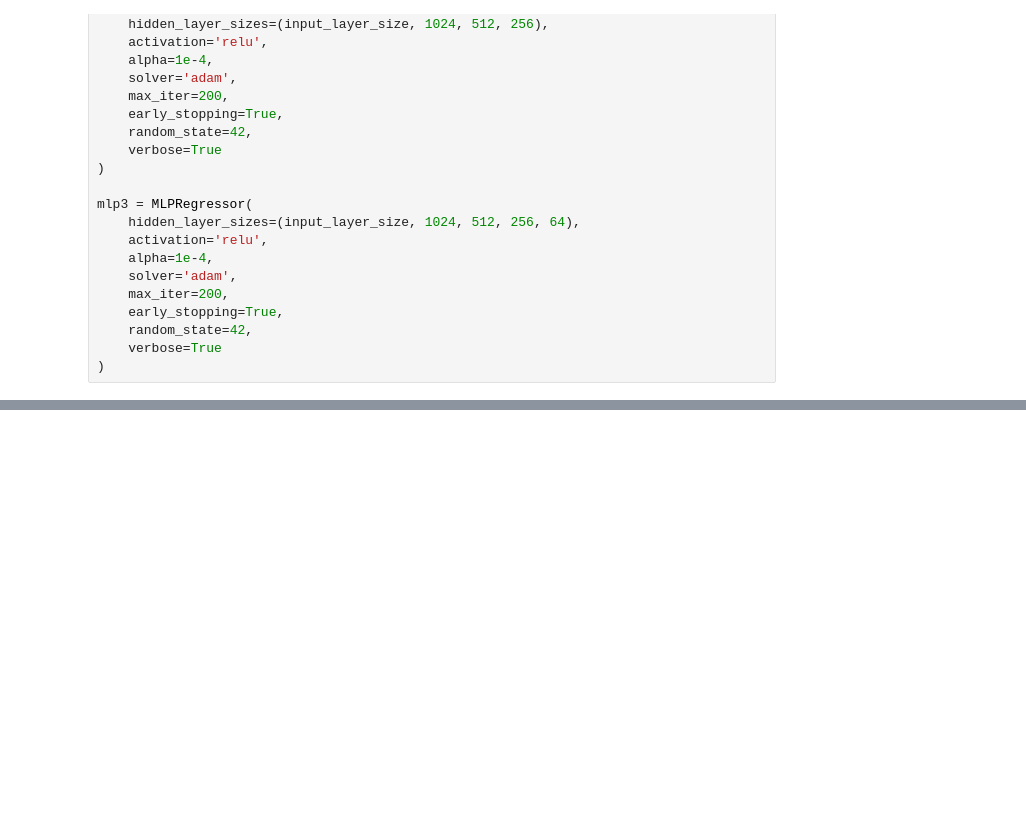
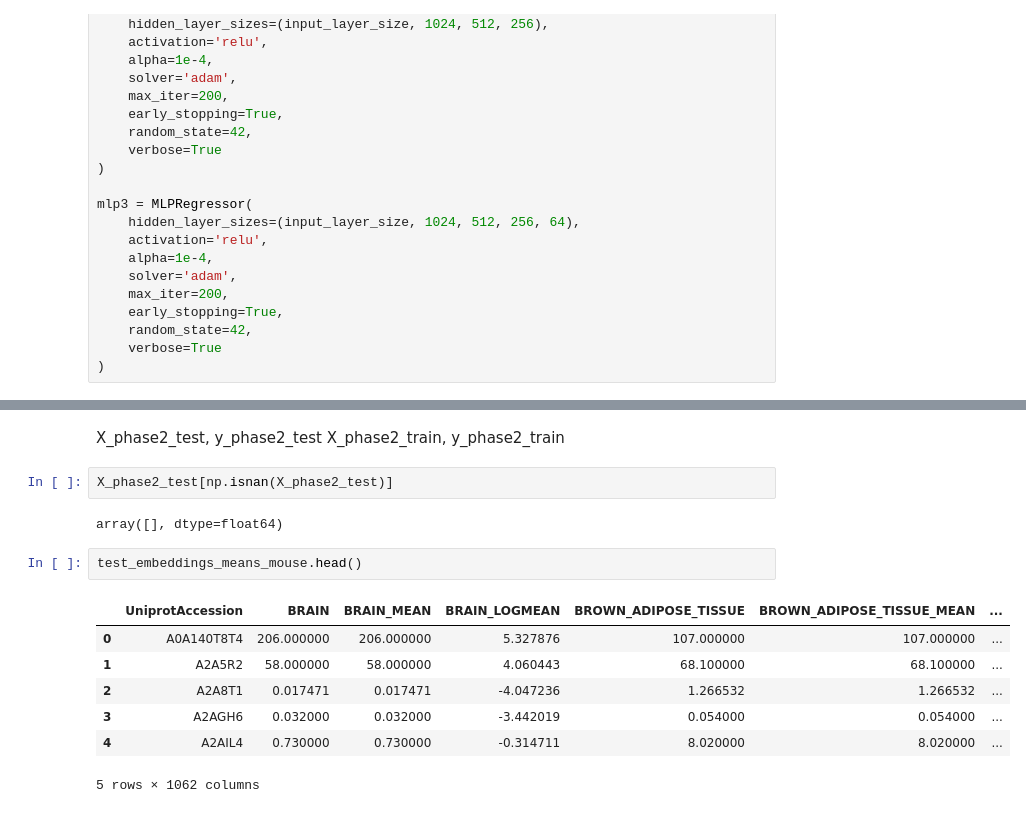
Before and after one commit to weberd26/protein-abundance-PMDA2025, a Jupyter notebook: PPI_to_abundance.ipynb, the cells around one changed output, grey strips where cells are left out. Saved outputs shown, nothing was run; the diff lists cells and outputs as text; blank space fills up the shorter version.

```diff
--- a/PPI_to_abundance.ipynb
+++ b/PPI_to_abundance.ipynb
@@ -713,0 +940,17 @@ Validation score: 0.040620
+# %% [markdown]
+X_phase2_test, y_phase2_test
+X_phase2_train, y_phase2_train
+# %%
+X_phase2_test[np.isnan(X_phase2_test)]
+# %% [output]
+array([], dtype=float64)
+# %%
+test_embeddings_means_mouse.head()
+# %% [output]
+|  | UniprotAccession | BRAIN | BRAIN_MEAN | BRAIN_LOGMEAN | BROWN_ADIPOSE_TISSUE | BROWN_ADIPOSE_TISSUE_MEAN | ... |
+| 0 | A0A140T8T4 | 206.000000 | 206.000000 | 5.327876 | 107.000000 | 107.000000 | ... |
+| 1 | A2A5R2 | 58.000000 | 58.000000 | 4.060443 | 68.100000 | 68.100000 | ... |
+| 2 | A2A8T1 | 0.017471 | 0.017471 | -4.047236 | 1.266532 | 1.266532 | ... |
+| 3 | A2AGH6 | 0.032000 | 0.032000 | -3.442019 | 0.054000 | 0.054000 | ... |
+| 4 | A2AIL4 | 0.730000 | 0.730000 | -0.314711 | 8.020000 | 8.020000 | ... |
+5 rows × 1062 columns
```
Also changed, not shown: parts of 35 cells of this notebook, 4 other files.
